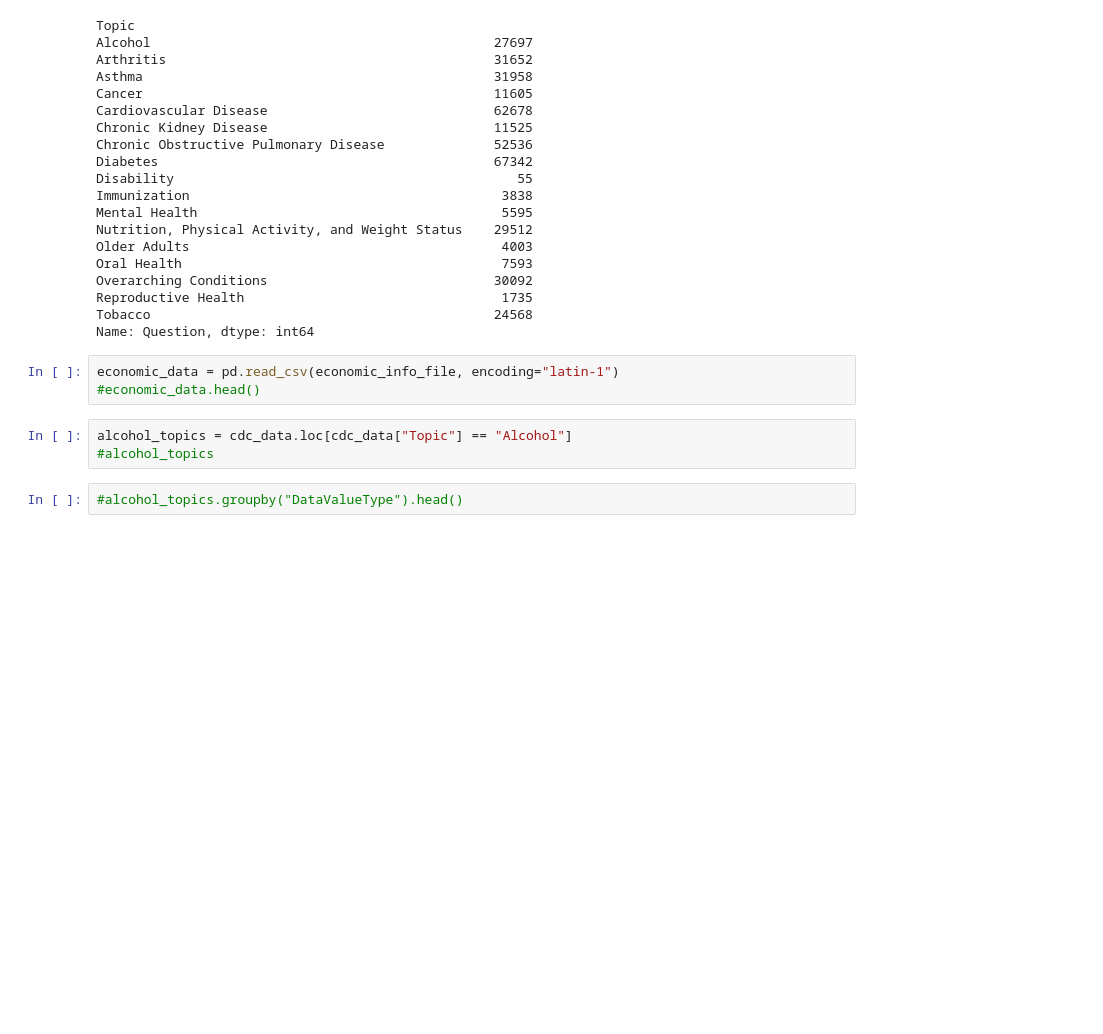
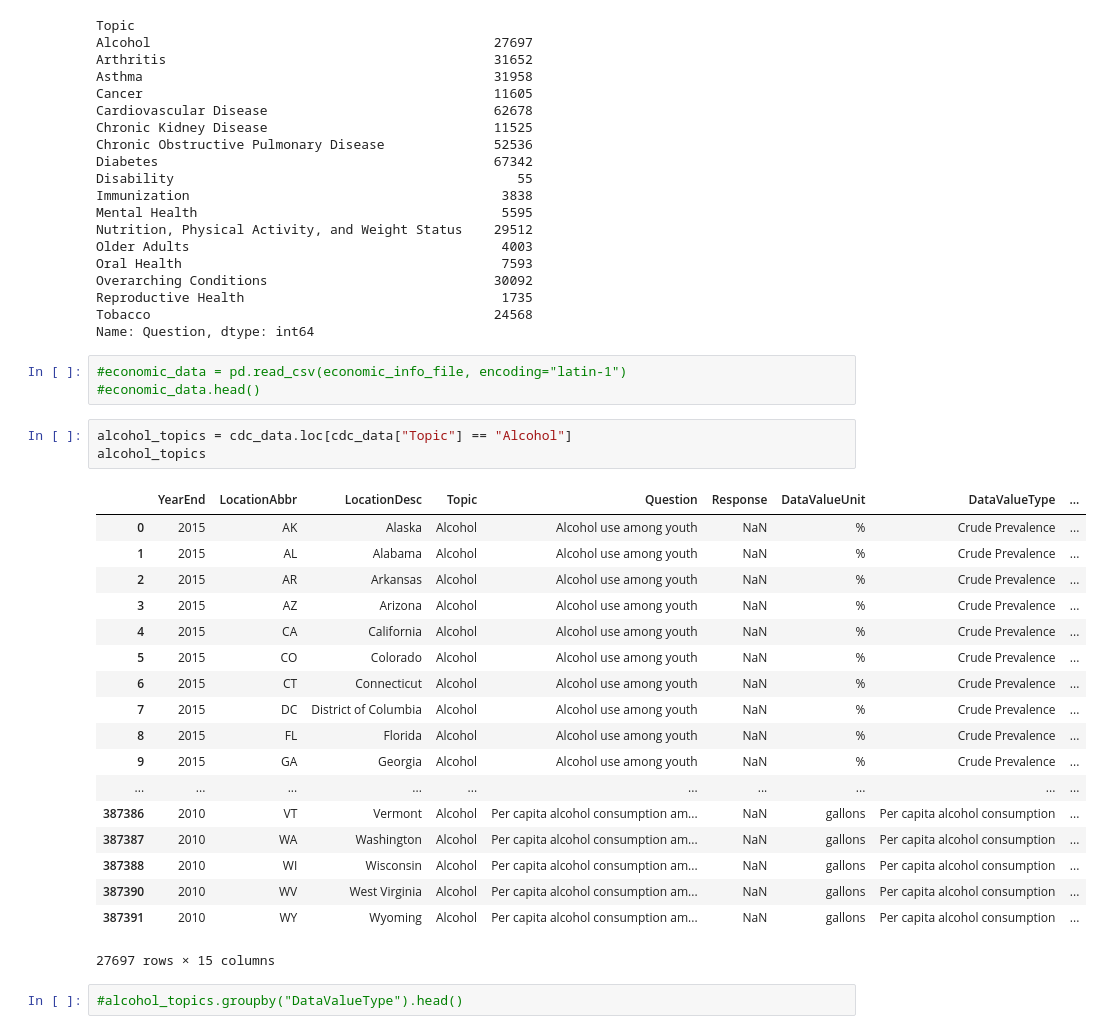
Before and after one commit to ByronIAllen/DataAnalysis_Project1, a Jupyter notebook: Chronic Disease.ipynb, the cells around one changed output. Drawn from its saved outputs; the diff is of its cells as text; blank space fills up the shorter version.

Commit message:
filtering the data according to our interested question

```diff
--- a/Chronic Disease.ipynb
+++ b/Chronic Disease.ipynb
@@ -39,11 +49,30 @@ Reproductive Health                                 1735
 Tobacco                                            24568
 Name: Question, dtype: int64
 # %%
-economic_data = pd.read_csv(economic_info_file, encoding="latin-1")
+#economic_data = pd.read_csv(economic_info_file, encoding="latin-1")
 #economic_data.head()
 # %%
 alcohol_topics = cdc_data.loc[cdc_data["Topic"] == "Alcohol"]
-#alcohol_topics
+alcohol_topics
+# %% [output]
+|  | YearEnd | LocationAbbr | LocationDesc | Topic | Question | Response | DataValueUnit | DataValueType | ... |
+| 0 | 2015 | AK | Alaska | Alcohol | Alcohol use among youth | NaN | % | Crude Prevalence | ... |
+| 1 | 2015 | AL | Alabama | Alcohol | Alcohol use among youth | NaN | % | Crude Prevalence | ... |
+| 2 | 2015 | AR | Arkansas | Alcohol | Alcohol use among youth | NaN | % | Crude Prevalence | ... |
+| 3 | 2015 | AZ | Arizona | Alcohol | Alcohol use among youth | NaN | % | Crude Prevalence | ... |
+| 4 | 2015 | CA | California | Alcohol | Alcohol use among youth | NaN | % | Crude Prevalence | ... |
+| 5 | 2015 | CO | Colorado | Alcohol | Alcohol use among youth | NaN | % | Crude Prevalence | ... |
+| 6 | 2015 | CT | Connecticut | Alcohol | Alcohol use among youth | NaN | % | Crude Prevalence | ... |
+| 7 | 2015 | DC | District of Columbia | Alcohol | Alcohol use among youth | NaN | % | Crude Prevalence | ... |
+| 8 | 2015 | FL | Florida | Alcohol | Alcohol use among youth | NaN | % | Crude Prevalence | ... |
+| 9 | 2015 | GA | Georgia | Alcohol | Alcohol use among youth | NaN | % | Crude Prevalence | ... |
+| ... | ... | ... | ... | ... | ... | ... | ... | ... | ... |
+| 387386 | 2010 | VT | Vermont | Alcohol | Per capita alcohol consumption am... | NaN | gallons | Per capita alcohol consumption | ... |
+| 387387 | 2010 | WA | Washington | Alcohol | Per capita alcohol consumption am... | NaN | gallons | Per capita alcohol consumption | ... |
+| 387388 | 2010 | WI | Wisconsin | Alcohol | Per capita alcohol consumption am... | NaN | gallons | Per capita alcohol consumption | ... |
+| 387390 | 2010 | WV | West Virginia | Alcohol | Per capita alcohol consumption am... | NaN | gallons | Per capita alcohol consumption | ... |
+| 387391 | 2010 | WY | Wyoming | Alcohol | Per capita alcohol consumption am... | NaN | gallons | Per capita alcohol consumption | ... |
+27697 rows × 15 columns
 # %%
 #alcohol_topics.groupby("DataValueType").head()
 # %%
```
Also changed, not shown: parts of 11 cells of this notebook, 1 other file.
